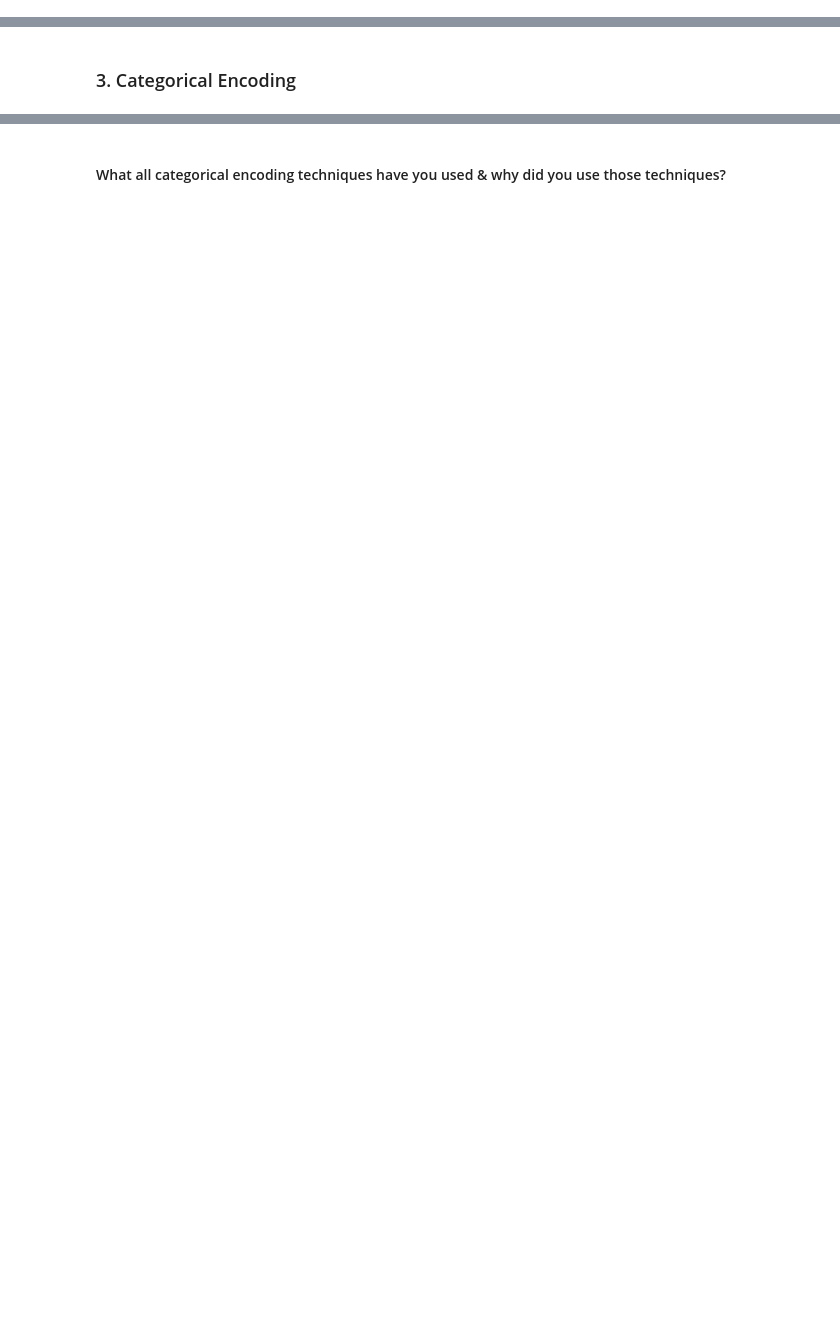
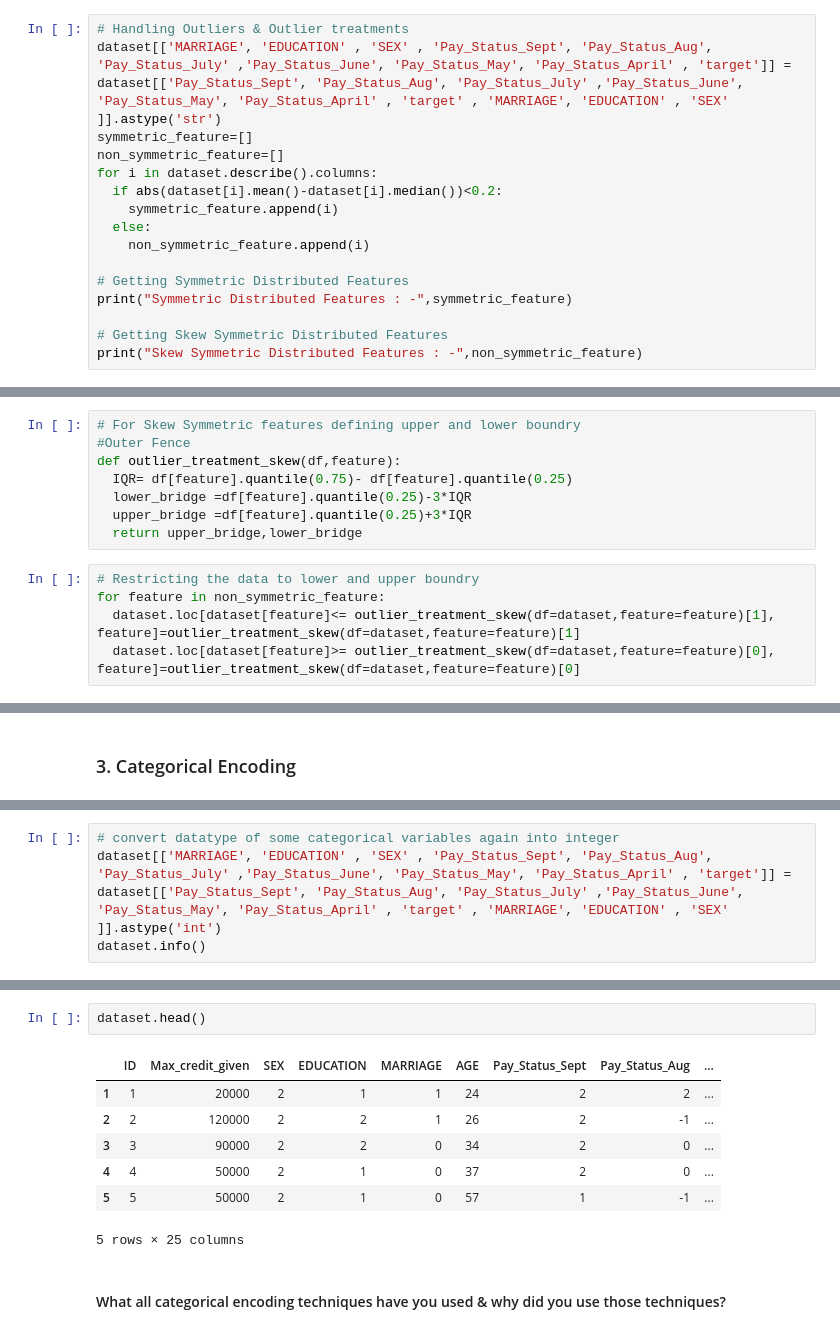
Before and after one commit to Shreyash-Jagdale/Classification---Credit-Card-Default-Prediction, a Jupyter notebook: Credit_Card_Default_Prediction_Capstone_Project.ipynb, the cells around one changed output, grey strips where cells are left out. Saved outputs shown, nothing was run; the diff lists cells and outputs as text; blank space fills up the shorter version.

```diff
--- a/Credit_Card_Default_Prediction_Capstone_Project.ipynb
+++ b/Credit_Card_Default_Prediction_Capstone_Project.ipynb
@@ -908,0 +969,16 @@ Answer Here.
+# %%
+# Handling Outliers & Outlier treatments
+dataset[['MARRIAGE', 'EDUCATION' , 'SEX' , 'Pay_Status_Sept', 'Pay_Status_Aug', 'Pay_Status_July' ,'Pay_Status_June', 'Pay_Status_May', 'Pay_Status_April' , 'target']] = dataset[['Pay_Status_Sept', 'Pay_Status_Aug', 'Pay_Status_July' ,'Pay_Status_June', 'Pay_Status_May', 'Pay_Status_April' , 'target' , 'MARRIAGE', 'EDUCATION' , 'SEX' ]].astype('str')
+symmetric_feature=[]
+non_symmetric_feature=[]
+for i in dataset.describe().columns:
+  if abs(dataset[i].mean()-dataset[i].median())<0.2:
+    symmetric_feature.append(i)
+  else:
+    non_symmetric_feature.append(i)
+
+# Getting Symmetric Distributed Features
+print("Symmetric Distributed Features : -",symmetric_feature)
+
+# Getting Skew Symmetric Distributed Features
+print("Skew Symmetric Distributed Features : -",non_symmetric_feature)
@@ -908,0 +988,13 @@ Answer Here.
+# %%
+# For Skew Symmetric features defining upper and lower boundry
+#Outer Fence
+def outlier_treatment_skew(df,feature):
+  IQR= df[feature].quantile(0.75)- df[feature].quantile(0.25)
+  lower_bridge =df[feature].quantile(0.25)-3*IQR
+  upper_bridge =df[feature].quantile(0.25)+3*IQR
+  return upper_bridge,lower_bridge
+# %%
+# Restricting the data to lower and upper boundry
+for feature in non_symmetric_feature:
+  dataset.loc[dataset[feature]<= outlier_treatment_skew(df=dataset,feature=feature)[1], feature]=outlier_treatment_skew(df=dataset,feature=feature)[1]
+  dataset.loc[dataset[feature]>= outlier_treatment_skew(df=dataset,feature=feature)[0], feature]=outlier_treatment_skew(df=dataset,feature=feature)[0]
@@ -916,0 +1038,4 @@ Answer Here.
+# %%
+# convert datatype of some categorical variables again into integer
+dataset[['MARRIAGE', 'EDUCATION' , 'SEX' , 'Pay_Status_Sept', 'Pay_Status_Aug', 'Pay_Status_July' ,'Pay_Status_June', 'Pay_Status_May', 'Pay_Status_April' , 'target']] = dataset[['Pay_Status_Sept', 'Pay_Status_Aug', 'Pay_Status_July' ,'Pay_Status_June', 'Pay_Status_May', 'Pay_Status_April' , 'target' , 'MARRIAGE', 'EDUCATION' , 'SEX' ]].astype('int')
+dataset.info()
@@ -917,2 +1060,12 @@ Answer Here.
+# %%
+dataset.head()
+# %% [output]
+|  | ID | Max_credit_given | SEX | EDUCATION | MARRIAGE | AGE | Pay_Status_Sept | Pay_Status_Aug | ... |
+| 1 | 1 | 20000 | 2 | 1 | 1 | 24 | 2 | 2 | ... |
+| 2 | 2 | 120000 | 2 | 2 | 1 | 26 | 2 | -1 | ... |
+| 3 | 3 | 90000 | 2 | 2 | 0 | 34 | 2 | 0 | ... |
+| 4 | 4 | 50000 | 2 | 1 | 0 | 37 | 2 | 0 | ... |
+| 5 | 5 | 50000 | 2 | 1 | 0 | 57 | 1 | -1 | ... |
+5 rows × 25 columns
 # %% [markdown]
 #### What all categorical encoding techniques have you used & why did you use those techniques?
```
Also changed, not shown: parts of 60 cells of this notebook.
